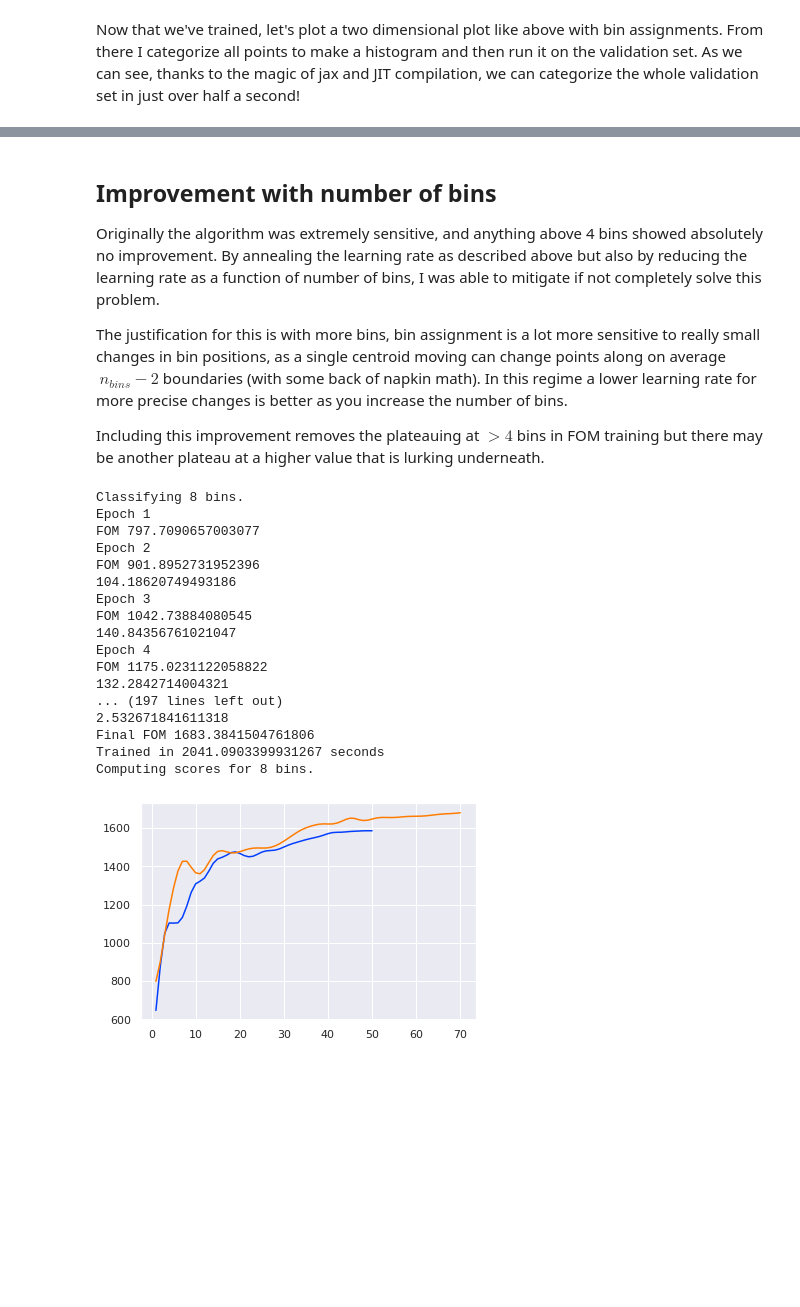
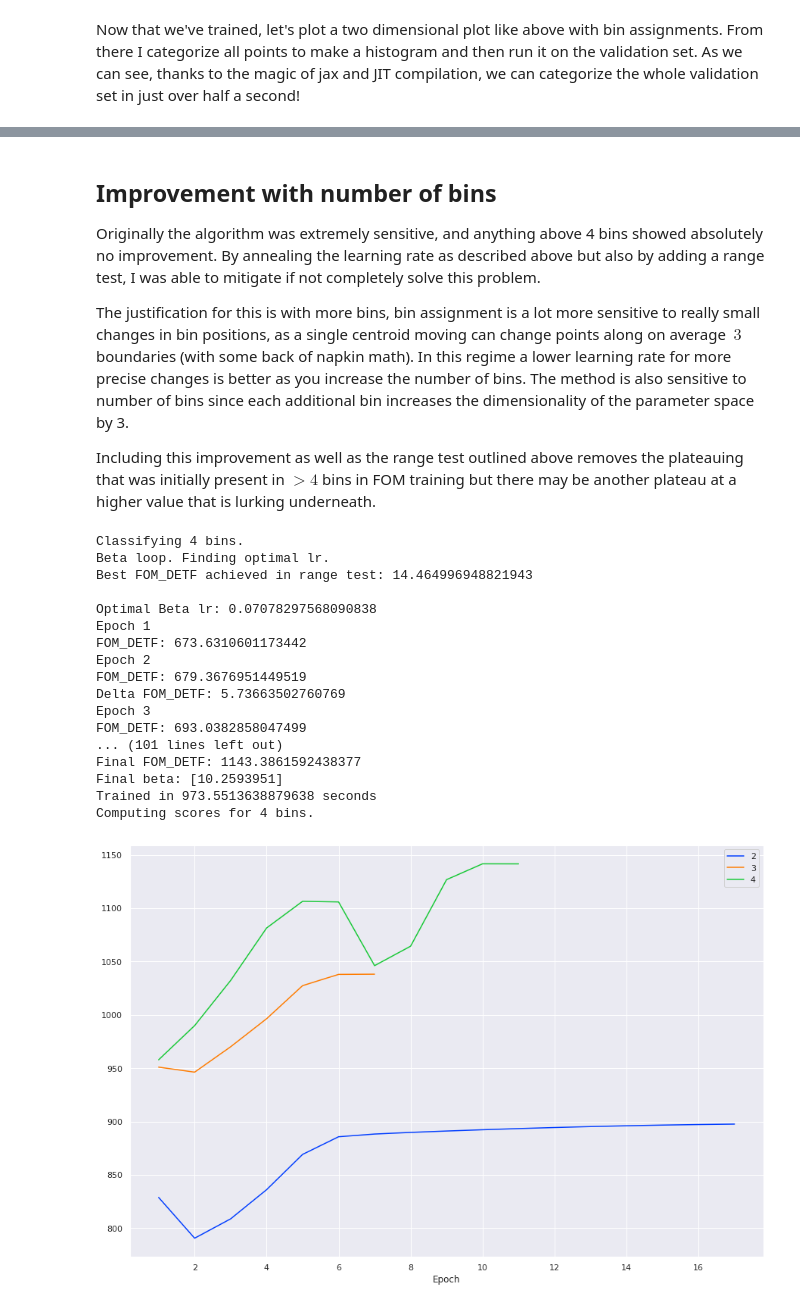
Before and after one commit to LSSTDESC/tomo_challenge, a Jupyter notebook: notebooks/binning_as_clustering.ipynb, the cells around one changed output, grey strips where cells are left out. Saved outputs shown, nothing was run; the diff lists cells and outputs as text; code cells hidden in the pictures; blank space fills up the shorter version.

Commit message:
Cleanup binning_as_clustering.
- Additionally brings it in line with the new training methods.

```diff
--- a/notebooks/binning_as_clustering.ipynb
+++ b/notebooks/binning_as_clustering.ipynb
@@ -134,7 +137,7 @@ def find_eigenvector(data, weights=None):
 # %%
 eigs = []
 num_eigs = 4
-eigs = np.zeros((num_eigs, color_shifted.shape[1]))
+eigs = np.zeros((color_shifted.shape[1], num_eigs))
 temp_data = np.copy(color_shifted)
 for i in range(num_eigs):
     v = find_eigenvector(temp_data, None)
@@ -308,7 +326,12 @@ I additionally implemented a "range test," which steps through various learning
 def range_test(points, redshift, beta, centroids, impl="fom", num=50, ind=1, verbose=False, high=-1):
     # The function we're optimizing, can't use string inputs in functions
     # we're differentiating, hence this.
-    d2 = dist_fom if impl == "fom" else dist_snr
+    if impl == "fom":
+        d2 = dist_fom
+    elif impl == "fom_detf":
+        d2 = dist_fom_detf
+    else:
+        d2 = dist_snr
 
     val_hist = []
     improve_hist = []
@@ -357,4 +380,5 @@ def range_test(points, redshift, beta, centroids, impl="fom", num=50, ind=1, ver
     # "Best" learning rate is where the slope is the highest positive value
     # i.e. where the metric increases the most per learning rate step.
     print(f"Best {impl.upper()} achieved in range test: {np.nanmax(val_hist)}")
+#     plt.plot(lr_arr, val_hist)
     return (x_slope[np.nanargmax(slope[1:])], improve_hist[np.argmax(val_hist)])
@@ -429,12 +455,21 @@ def fit_centroids(points, redshift, num_centroids=3, num_epochs=10, impl="snr"):
 
     # Once we have improved beta we can continue on to do the centroids themselves.
     print("Centroids loop. Finding optimal lr.")
-    centroid_lr, centroids = range_test(data_cut, z_cut, beta, centroids, impl, num=num_points, high=-2)
+    top = -2 if impl != "fom_detf" else -1 # I wonder why the DETF has smaller gradients.
+    centroid_lr, centroids = range_test(data_cut, z_cut, beta, centroids, impl, num=num_points, high=top)
     print(f"\nOptimal centroids lr: {centroid_lr}")
 
-    # I divide by ten because the centroids we found in the range test are usually
-    # a little unstable, so an even smaller learning rate is better.
-    centroids, loss = loop_and_improve(centroids, 1, num_epochs, lr=centroid_lr/10, verbose=True)
+    # It's the eleventh hour and I don't quit have the time at the moment
+    # to prove rigorously that this is a good choice for lr but it is.
+    # I think that we actually want the lr to be on the order of 10^-3
+    # And in general this serves to do that, but without further testing
+    # I can't prove that's the case (yet)
+    if num_centroids < 8:
+        best_lr = centroid_lr / 10
+    else:
+        best_lr = centroid_lr
+
+    centroids, loss = loop_and_improve(centroids, 1, num_epochs, lr=best_lr, verbose=True)
 
     # In case the final tracer escapes just run it again.
     # Janky, but what part of Jax isn't?
@@ -465,6 +498,6 @@ ERROR! Session/line number was not unique in database. History logging moved to
 # %%
 t0 = time.perf_counter()
-centers = fit_centroids(data_cut, z_cut, num_centroids=3, num_epochs=50, impl="snr", lr=0.004)
+centers = fit_centroids(data_cut, z_cut, num_centroids=3, num_epochs=70, impl="fom")
 duration = time.perf_counter() - t0
 print(f"Trained in {duration} seconds")
 # %% [output]
@@ -564,59 +597,54 @@ Computing the scores for 3 bins.
 # %% [markdown]
 ## Improvement with number of bins
 
-Originally the algorithm was extremely sensitive, and anything above 4 bins showed absolutely no improvement. By annealing the learning rate as described above but also by reducing the learning rate as a function of number of bins, I was able to mitigate if not completely solve this problem.
+Originally the algorithm was extremely sensitive, and anything above 4 bins showed absolutely no improvement. By annealing the learning rate as described above but also by adding a range test, I was able to mitigate if not completely solve this problem.
 
-The justification for this is with more bins, bin assignment is a lot more sensitive to really small changes in bin positions, as a single centroid moving can change points along on average $~n_{bins}-2$ boundaries (with some back of napkin math). In this regime a lower learning rate for more precise changes is better as you increase the number of bins.
+The justification for this is with more bins, bin assignment is a lot more sensitive to really small changes in bin positions, as a single centroid moving can change points along on average $~3$ boundaries (with some back of napkin math). In this regime a lower learning rate for more precise changes is better as you increase the number of bins. The method is also sensitive to number of bins since each additional bin increases the dimensionality of the parameter space by 3.
 
-Including this improvement removes the plateauing at $>4$ bins in FOM training but there may be another plateau at a higher value that is lurking underneath.
+Including this improvement as well as the range test outlined above removes the plateauing that was initially present in $>4$ bins in FOM training but there may be another plateau at a higher value that is lurking underneath.
 # %%
 # Compute those scores.
 score_hist_jc = []
-score_hist = []
 
 fig, ax = plt.subplots(figsize=(15, 10))
 
 z_cut = z_train[cut]
-for j in range(2, 9):
+for j in range(2, 5):
     clear_output(wait=True)
     print(f"Classifying {j} bins.")
 
     t0 = time.perf_counter()
-    lr = 0.012 / j
-    centers = fit_centroids(data_cut, z_cut, num_centroids=j, num_epochs=70, impl="snr", lr=lr)
+    centers = fit_centroids(data_cut, z_cut, num_centroids=j, num_epochs=70, impl="fom_detf")
     duration = time.perf_counter() - t0
     print(f"Trained in {duration} seconds")
 
     y_valid = classify(data_valid_r, centers)
 
     print(f"Computing scores for {j} bins.")
     try:
-        score_hist_jc.append(tc.jc_compute_scores(y_valid, z_valid, metrics=["SNR_ww", "SNR_gg", "SNR_3x2",
-                                                                             "FOM_ww", "FOM_gg", "FOM_3x2"]))
+        score_hist_jc.append(tc.jc_compute_scores(y_valid, z_valid))
     except UnexpectedTracerError:
-        score_hist_jc.append(tc.jc_compute_scores(y_valid, z_valid, metrics=["SNR_ww", "SNR_gg", "SNR_3x2",
-                                                                             "FOM_ww", "FOM_gg", "FOM_3x2"]))
-#     score_hist.append(tc.compute_scores(y_valid, z_valid))
-
+        score_hist_jc.append(tc.jc_compute_scores(y_valid, z_valid))
 plt.legend()
+plt.xlabel("Epoch")
 plt.show()
 # %% [output]
-Classifying 8 bins.
+Classifying 4 bins.
+Beta loop. Finding optimal lr.
+Best FOM_DETF achieved in range test: 14.464996948821943
+
+Optimal Beta lr: 0.07078297568090838
 Epoch 1
-FOM 797.7090657003077
+FOM_DETF: 673.6310601173442
 Epoch 2
-FOM 901.8952731952396
-104.18620749493186
+FOM_DETF: 679.3676951449519
+Delta FOM_DETF: 5.73663502760769
 Epoch 3
-FOM 1042.73884080545
-140.84356761021047
-Epoch 4
-FOM 1175.0231122058822
-132.2842714004321
-... (197 lines left out)
-2.532671841611318
-Final FOM 1683.3841504761806
-Trained in 2041.0903399931267 seconds
-Computing scores for 8 bins.
+FOM_DETF: 693.0382858047499
+... (101 lines left out)
+Final FOM_DETF: 1143.3861592438377
+Final beta: [10.2593951]
+Trained in 973.5513638879638 seconds
+Computing scores for 4 bins.
-[figure, old version]
+[figure, new version]
 # %%
```
Also changed, not shown: parts of 15 cells of this notebook.
